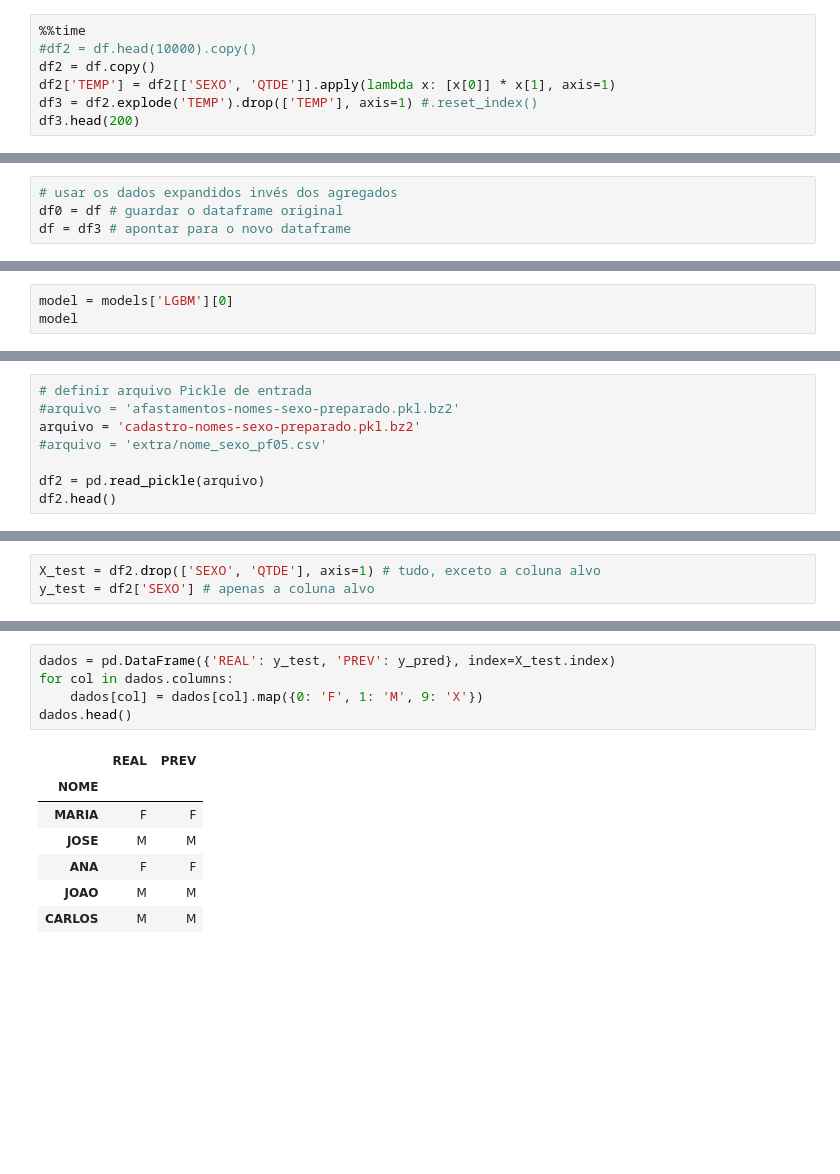
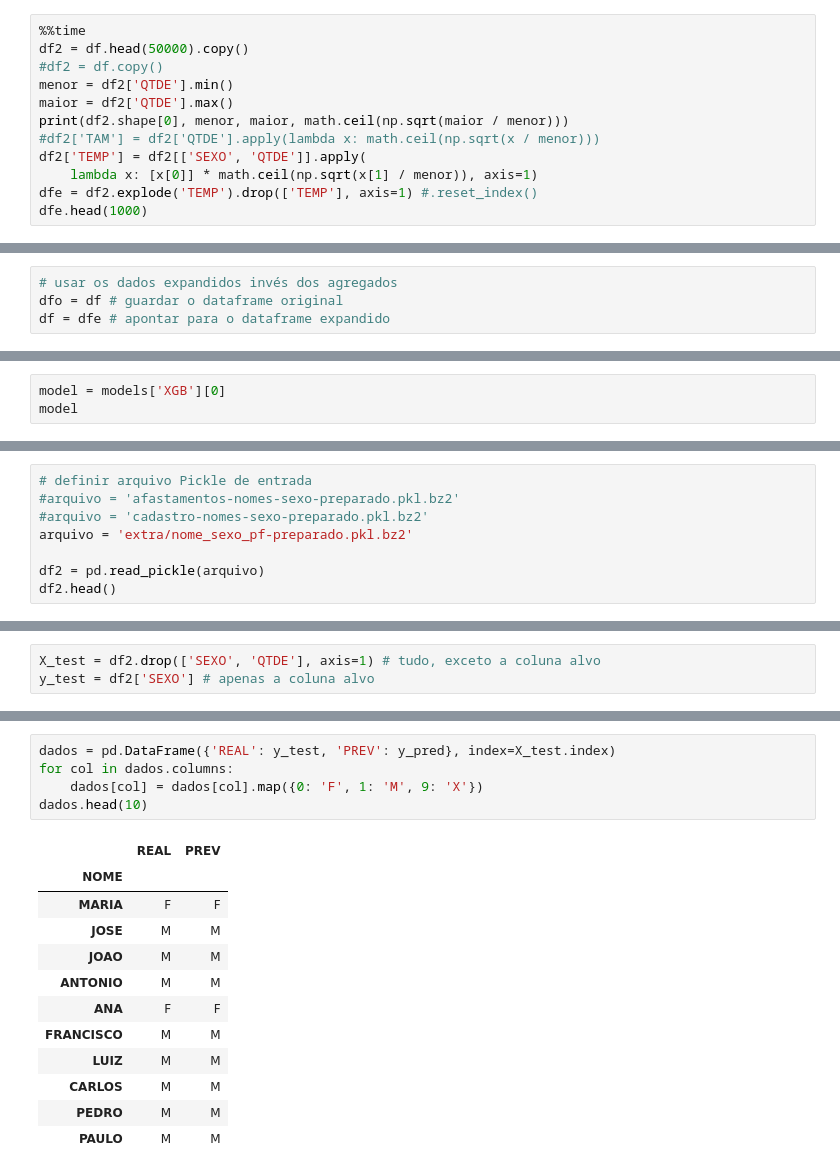
Before and after one commit to hjort/analise-pessoas-brasil, a Jupyter notebook: 71-modelo-genero-nome.ipynb, the cells around one changed output, grey strips where cells are left out. Cells and saved outputs as stored; diff of their text form; blank space fills up the shorter version.

Commit message:
redução da expansão dos dados agregados

```diff
--- a/71-modelo-genero-nome.ipynb
+++ b/71-modelo-genero-nome.ipynb
@@ -27,9 +30,14 @@ df.dtypes
 ### Expansão dos dados agregados
 # %%
 %%time
-#df2 = df.head(10000).copy()
-df2 = df.copy()
-df2['TEMP'] = df2[['SEXO', 'QTDE']].apply(lambda x: [x[0]] * x[1], axis=1)
-df3 = df2.explode('TEMP').drop(['TEMP'], axis=1) #.reset_index()
-df3.head(200)
+df2 = df.head(50000).copy()
+#df2 = df.copy()
+menor = df2['QTDE'].min()
+maior = df2['QTDE'].max()
+print(df2.shape[0], menor, maior, math.ceil(np.sqrt(maior / menor)))
+#df2['TAM'] = df2['QTDE'].apply(lambda x: math.ceil(np.sqrt(x / menor)))
+df2['TEMP'] = df2[['SEXO', 'QTDE']].apply(
+    lambda x: [x[0]] * math.ceil(np.sqrt(x[1] / menor)), axis=1)
+dfe = df2.explode('TEMP').drop(['TEMP'], axis=1) #.reset_index()
+dfe.head(1000)
 # %% [output]
@@ -52,7 +61,7 @@ Wall time: 379 ms
 # %%
 # usar os dados expandidos invés dos agregados
-df0 = df # guardar o dataframe original
-df = df3 # apontar para o novo dataframe
+dfo = df # guardar o dataframe original
+df = dfe # apontar para o dataframe expandido
 # %% [markdown]
 ### Decomposição com PCA
 # %%
@@ -430,4 +512,4 @@ results_df.sort_values(by='Score', ascending=False)
 # %%
-model = models['LGBM'][0]
+model = models['XGB'][0]
 model
 # %% [output]
@@ -443,8 +543,8 @@ LGBMClassifier(feature_fraction=0.5, max_depth=11, num_leaves=97)
 # %%
 # definir arquivo Pickle de entrada
 #arquivo = 'afastamentos-nomes-sexo-preparado.pkl.bz2'
-arquivo = 'cadastro-nomes-sexo-preparado.pkl.bz2'
-#arquivo = 'extra/nome_sexo_pf05.csv'
+#arquivo = 'cadastro-nomes-sexo-preparado.pkl.bz2'
+arquivo = 'extra/nome_sexo_pf-preparado.pkl.bz2'
 
 df2 = pd.read_pickle(arquivo)
 df2.head()
@@ -485,16 +585,21 @@ Confusion matrix:
 # %%
 dados = pd.DataFrame({'REAL': y_test, 'PREV': y_pred}, index=X_test.index)
 for col in dados.columns:
     dados[col] = dados[col].map({0: 'F', 1: 'M', 9: 'X'})
-dados.head()
+dados.head(10)
 # %% [output]
 |  | REAL | PREV |
 | NOME |  |  |
 | MARIA | F | F |
 | JOSE | M | M |
+| JOAO | M | M |
+| ANTONIO | M | M |
 | ANA | F | F |
-| JOAO | M | M |
+| FRANCISCO | M | M |
+| LUIZ | M | M |
 | CARLOS | M | M |
+| PEDRO | M | M |
+| PAULO | M | M |
 # %%
 dados[dados['REAL'] != dados['PREV']].head(20)
 # %% [output]
```
Also changed, not shown: parts of 30 cells of this notebook, 4 other files.
